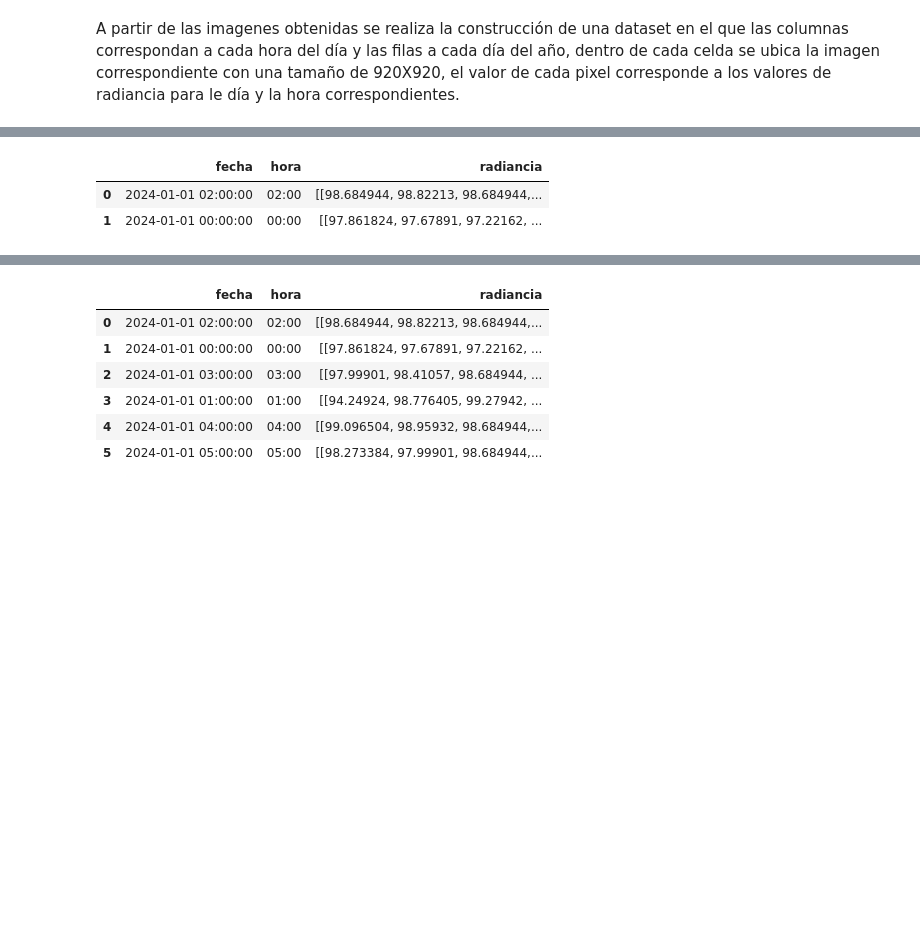
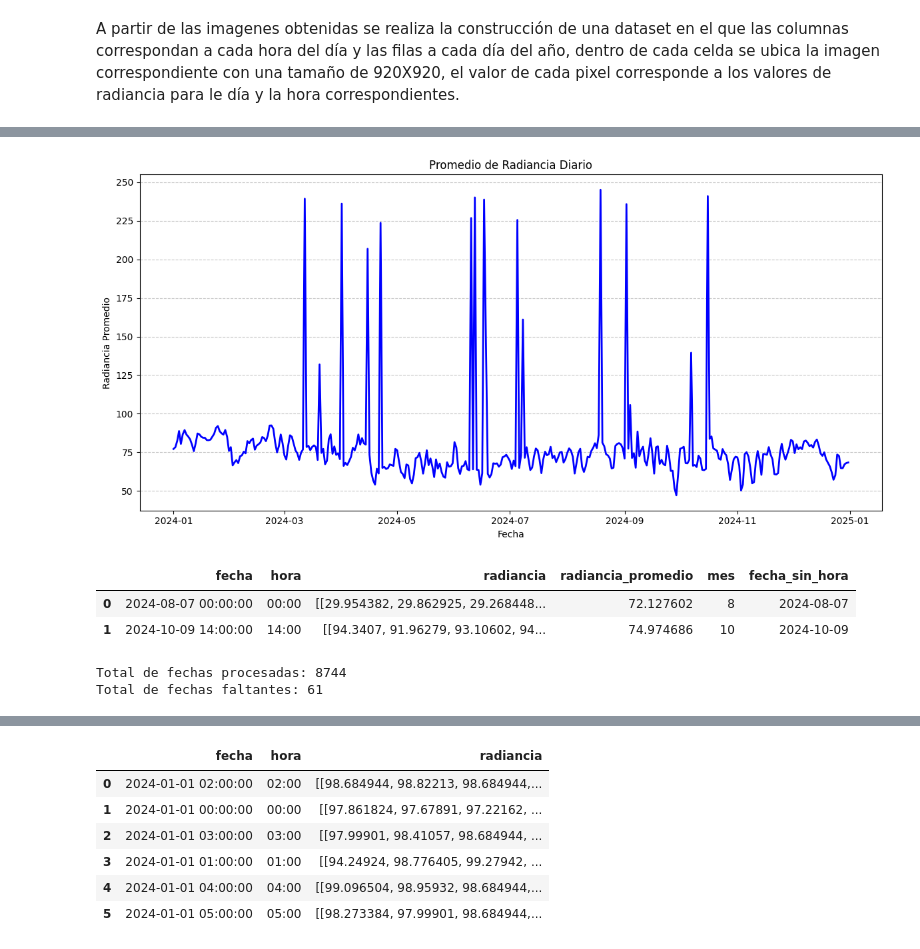
Before and after one commit to alwos19/monografia_esp_cd, a Jupyter notebook: G02.ipynb, the cells around one changed output, grey strips where cells are left out. Drawn from its saved outputs; the diff is of its cells as text; code cells hidden in the pictures; blank space fills up the shorter version.

```diff
--- a/G02.ipynb
+++ b/G02.ipynb
@@ -71,6 +82,37 @@ print(df_imagenes.head())
-# %%
-df_imagenes.head(2)
-# %% [output]
-|  | fecha | hora | radiancia |
-| 0 | 2024-01-01 02:00:00 | 02:00 | [[98.684944, 98.82213, 98.684944,... |
-| 1 | 2024-01-01 00:00:00 | 00:00 | [[97.861824, 97.67891, 97.22162, ... |
+# %%
+# Agregar una columna con solo la fecha (sin hora)
+df_imagenes['fecha_sin_hora'] = df_imagenes['fecha'].dt.date
+
+# Calcular el promedio de radiancia por día
+promedio_diario = df_imagenes.groupby('fecha_sin_hora')['radiancia_promedio'].mean()
+
+# Graficar el promedio diario
+plt.figure(figsize=(12, 6))
+promedio_diario.plot(color='blue', linewidth=2)
+plt.title("Promedio de Radiancia Diario")
+plt.xlabel("Fecha")
+plt.ylabel("Radiancia Promedio")
+plt.grid(axis='y', linestyle='--', alpha=0.7)
+plt.tight_layout()
+plt.show()
+# %% [output]
+[figure, added]
+# %%
+df_imagenes.head(2)
+# %% [output]
+|  | fecha | hora | radiancia | radiancia_promedio | mes | fecha_sin_hora |
+| 0 | 2024-08-07 00:00:00 | 00:00 | [[29.954382, 29.862925, 29.268448... | 72.127602 | 8 | 2024-08-07 |
+| 1 | 2024-10-09 14:00:00 | 14:00 | [[94.3407, 91.96279, 93.10602, 94... | 74.974686 | 10 | 2024-10-09 |
+# %%
+# Fechas procesadas
+fechas_procesadas = set(df_imagenes['fecha'])
+
+# Fechas faltantes
+fechas_faltantes = set(rango_fechas) - fechas_procesadas
+
+# Mostrar resultados
+print(f"Total de fechas procesadas: {len(fechas_procesadas)}")
+print(f"Total de fechas faltantes: {len(fechas_faltantes)}")
+# %% [output]
+Total de fechas procesadas: 8744
+Total de fechas faltantes: 61
```
Also changed, not shown: parts of 6 cells of this notebook, 4 other files.
